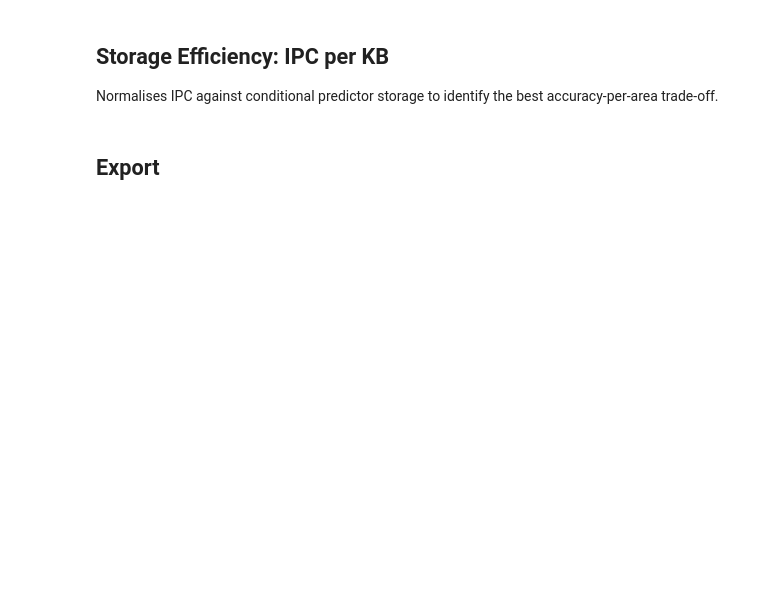
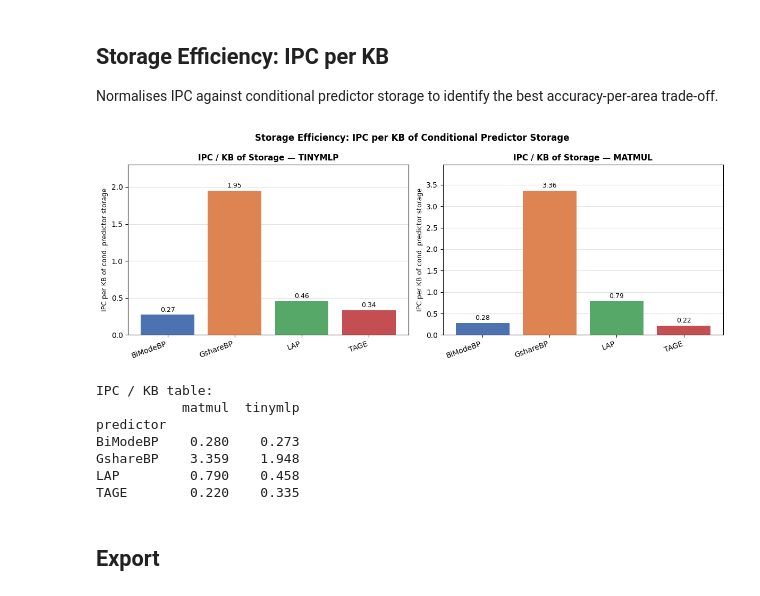
Before and after one commit to simonkb/Branch-Predictor-Project, a Jupyter notebook: analysis/branch_predictor_analysis.ipynb, the cells around one changed output. Saved outputs shown, nothing was run; the diff lists cells and outputs as text; code cells hidden in the pictures; blank space fills up the shorter version.

```diff
--- a/analysis/branch_predictor_analysis.ipynb
+++ b/analysis/branch_predictor_analysis.ipynb
@@ -101,8 +106,12 @@ _LP_PREFIX = 'system.cpu.branchPred.conditionalBranchPred.loop_predictor'
 # Storage estimation: conditional predictor only (no BTB / RAS / indirect).
 # Methodology: count all prediction counter/tag arrays for each predictor.
 #   BiModeBP  — choice table + takenCounters + notTakenCounters
-#   GshareBP  — global PHT + LocalBP counter table
-#   TAGE      — base bimodal table (index 0, counters only, no u-bits) + 7 tagged history tables
+#   GshareBP  — In gem5 25.1, GshareBP extends BPredUnit but all conditional
+#               prediction is delegated to conditionalBranchPred (LocalBP).
+#               GshareBP's own global PHT is allocated but never queried.
+#               We count only the *active* LocalBP storage.
+#   TAGE      — bimodal base (1-bit pred + shared 1-bit hysteresis, per gem5
+#               TAGEBase) + 7 tagged history tables + small overhead
 #   LAPBP     — bimodal base + loop predictor entries + WITHLOOP counter
 
 _SEC_COND = 'system.cpu.branchPred.conditionalBranchPred'
@@ -126,18 +135,30 @@ def estimate_storage_kb(cfg):
         tag_widths = _cil(cfg, _SEC_TAGE, 'tagTableTagWidths', default=[])
         ctr   = _ci(cfg, _SEC_TAGE, 'tagTableCounterBits')
         ubits = _ci(cfg, _SEC_TAGE, 'tagTableUBits')
+        log_ratio_hyst = _ci(cfg, _SEC_TAGE, 'logRatioBiModalHystEntries', default=2)
         n    = min(len(log_sizes), len(tag_widths))
-        # Index 0 is the bimodal base: counters only, no tags, no usefulness bits
-        bits = (2 ** log_sizes[0]) * ctr if n > 0 else 0
+        # Index 0 is the bimodal base: 1-bit prediction per entry +
+        # shared 1-bit hysteresis (1 hyst per 2^logRatio pred entries).
+        # Matches gem5 TAGEBase::getSizeInBits().
+        bimodal_entries = (2 ** log_sizes[0]) if n > 0 else 0
+        bits = bimodal_entries + (bimodal_entries >> log_ratio_hyst)
         # Tagged tables (index 1..n-1): tag + counter + usefulness per entry
         bits += sum((2 ** log_sizes[i]) * (tag_widths[i] + ctr + ubits) for i in range(1, n))
+        # Small overhead: useAltOnNa counter, path history, reset period
+        bits += _ci(cfg, _SEC_TAGE, 'numUseAltOnNa', default=1) * _ci(cfg, _SEC_TAGE, 'useAltOnNaBits', default=4)
+        bits += _ci(cfg, _SEC_TAGE, 'pathHistBits', default=16)
+        bits += _ci(cfg, _SEC_TAGE, 'logUResetPeriod', default=18)
         return bits / 8 / 1024
 
     if bp_type == 'GshareBP':
-        g = _ci(cfg, _SEC_BP,   'global_predictor_size') * _ci(cfg, _SEC_BP,   'global_counter_bits')
+        # NOTE: In gem5 25.1, BPredUnit.predict() delegates conditional
+        # prediction entirely to cPred (conditionalBranchPred).  GshareBP
+        # inherits BPredUnit and defines its own lookup/update, but those
+        # methods are never called — only LocalBP's methods are invoked.
+        # Therefore we count only the active LocalBP storage.
         l = (_ci(cfg, _SEC_COND, 'localPredictorSize') * _ci(cfg, _SEC_COND, 'localCtrBits')
              if cond_type == 'LocalBP' else 0)
-        return (g + l) / 8 / 1024
+        return l / 8 / 1024
 
     if cond_type == 'LAPBP':
         bimodal = _ci(cfg, _SEC_COND, 'basePredictorSize') * _ci(cfg, _SEC_COND, 'baseCtrBits')
@@ -342,33 +405,43 @@ fig, axes = plt.subplots(1, 2, figsize=(12, 4.5))
 
 for ax, wl in zip(axes, WORKLOADS):
     sub = (df_eff[df_eff['workload'] == wl]
            .set_index('predictor').reindex(PREDICTORS)
            .dropna(subset=['ipc_per_kb']))
     colors = [PRED_COLORS.get(p, 'gray') for p in sub.index]
     bars = ax.bar(list(sub.index), sub['ipc_per_kb'].values, color=colors, zorder=3)
     for bar, val in zip(bars, sub['ipc_per_kb'].values):
         ax.text(bar.get_x() + bar.get_width() / 2,
                 bar.get_height() + sub['ipc_per_kb'].max() * 0.01,
                 f'{val:.2f}', ha='center', va='bottom', fontsize=9)
     ax.set_title(f'IPC / KB of Storage — {wl.upper()}', fontsize=11, fontweight='bold')
     ax.set_ylabel('IPC per KB of cond. predictor storage', fontsize=9)
     ax.yaxis.grid(True, alpha=0.35, zorder=0)
     ax.set_axisbelow(True)
+    ax.set_xticks(range(len(sub.index)))
     ax.set_xticklabels(list(sub.index), rotation=20, ha='right')
     ax.set_ylim(0, sub['ipc_per_kb'].max() * 1.18)
 
 fig.suptitle('Storage Efficiency: IPC per KB of Conditional Predictor Storage',
              fontsize=12, fontweight='bold')
 fig.tight_layout()
 plt.savefig(PROJECT_ROOT / 'results' / 'storage_efficiency.png', dpi=150)
 plt.show()
 
 print('\nIPC / KB table:')
 pivot = (df_eff
          .pivot(index='predictor', columns='workload', values='ipc_per_kb')
          .reindex(PREDICTORS))
 pivot.columns.name = None
 print(pivot.to_string(float_format='{:.3f}'.format))
+# %% [output]
+[figure, added]
+IPC / KB table:
+           matmul  tinymlp
+predictor
+BiModeBP    0.280    0.273
+GshareBP    3.359    1.948
+LAP         0.790    0.458
+TAGE        0.220    0.335
 # %% [markdown]
 ## Export
 # %%
```
Also changed, not shown: parts of 8 cells of this notebook, 6 other files.
